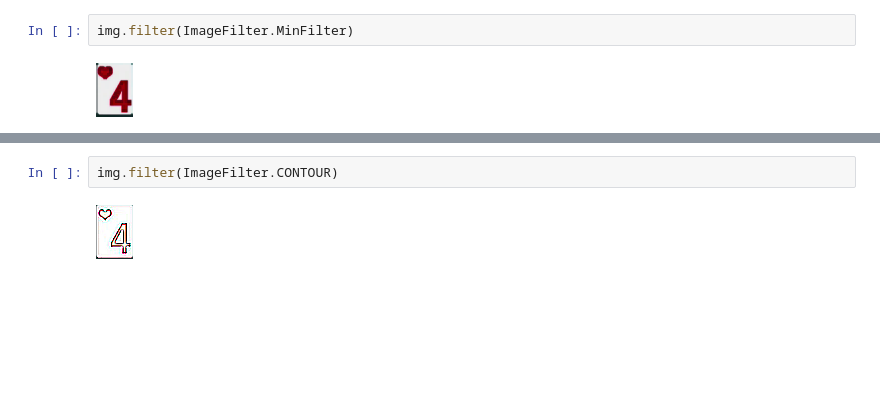
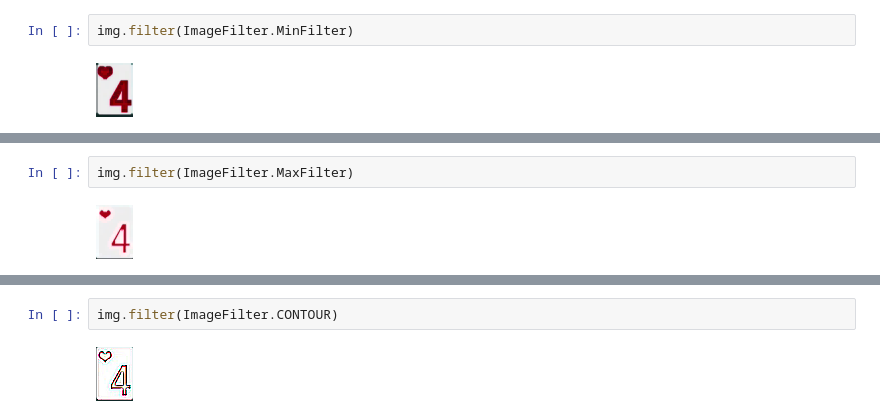
Before and after one commit to legendu-net/blog, a Jupyter notebook: misc/content/python-pillow-ImageFilter.ipynb, the cells around one changed output, grey strips where cells are left out. Drawn from its saved outputs; the diff is of its cells as text; blank space fills up the shorter version.

```diff
--- a/misc/content/python-pillow-ImageFilter.ipynb
+++ b/misc/content/python-pillow-ImageFilter.ipynb
@@ -41,0 +50,4 @@ img.filter(ImageFilter.MinFilter)
+# %%
+img.filter(ImageFilter.MaxFilter)
+# %% [output]
+[figure, added]
```
Also changed, not shown: parts of 8 cells of this notebook, 6 other files.
